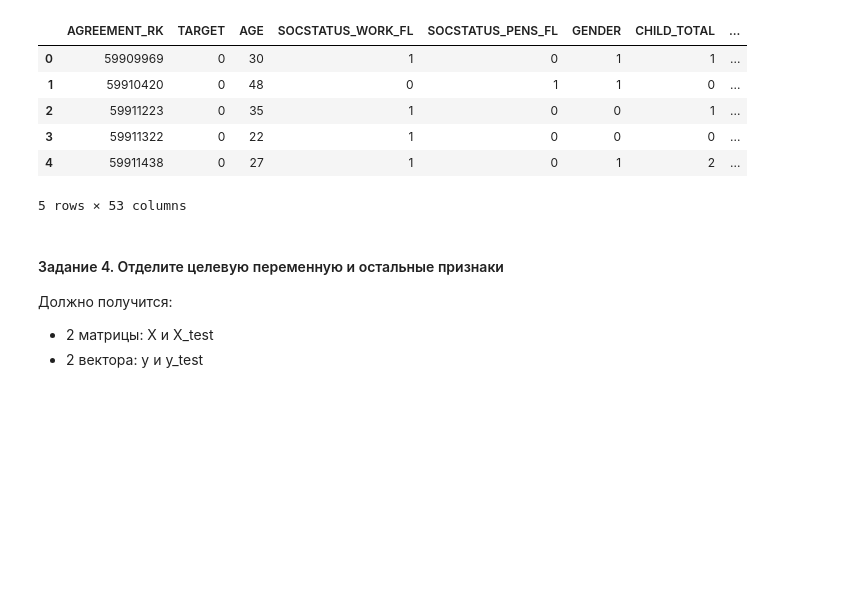
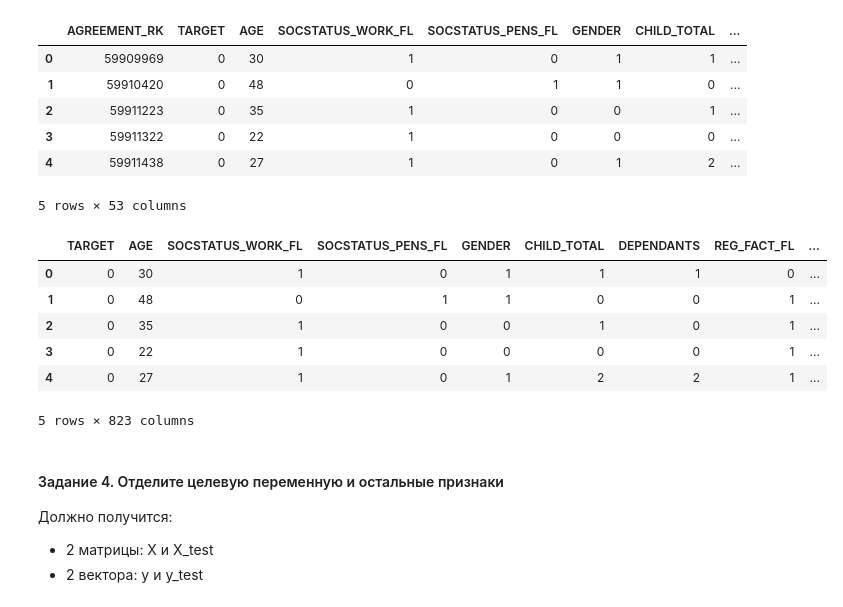
Before and after one commit to annkudinova/sfml, a Jupyter notebook: hw2_kudinova.ipynb, the cells around one changed output. Drawn from its saved outputs; the diff is of its cells as text; code cells hidden in the pictures; blank space fills up the shorter version.

```diff
--- a/hw2_kudinova.ipynb
+++ b/hw2_kudinova.ipynb
@@ -236,6 +241,15 @@ df.head()
 5 rows × 53 columns
 # %%
 df_preproc = df.pipe(preproc_data)
+df_preproc.head()
+# %% [output]
+|  | TARGET | AGE | SOCSTATUS_WORK_FL | SOCSTATUS_PENS_FL | GENDER | CHILD_TOTAL | DEPENDANTS | REG_FACT_FL | ... |
+| 0 | 0 | 30 | 1 | 0 | 1 | 1 | 1 | 0 | ... |
+| 1 | 0 | 48 | 0 | 1 | 1 | 0 | 0 | 1 | ... |
+| 2 | 0 | 35 | 1 | 0 | 0 | 1 | 0 | 1 | ... |
+| 3 | 0 | 22 | 1 | 0 | 0 | 0 | 0 | 1 | ... |
+| 4 | 0 | 27 | 1 | 0 | 1 | 2 | 2 | 1 | ... |
+5 rows × 823 columns
 # %%
 df_train_preproc = df_preproc.query('sample == "train"').drop(['sample'], axis=1)
 df_test_preproc = df_preproc.query('sample == "test"').drop(['sample'], axis=1)
```
Also changed, not shown: parts of 10 cells of this notebook.
